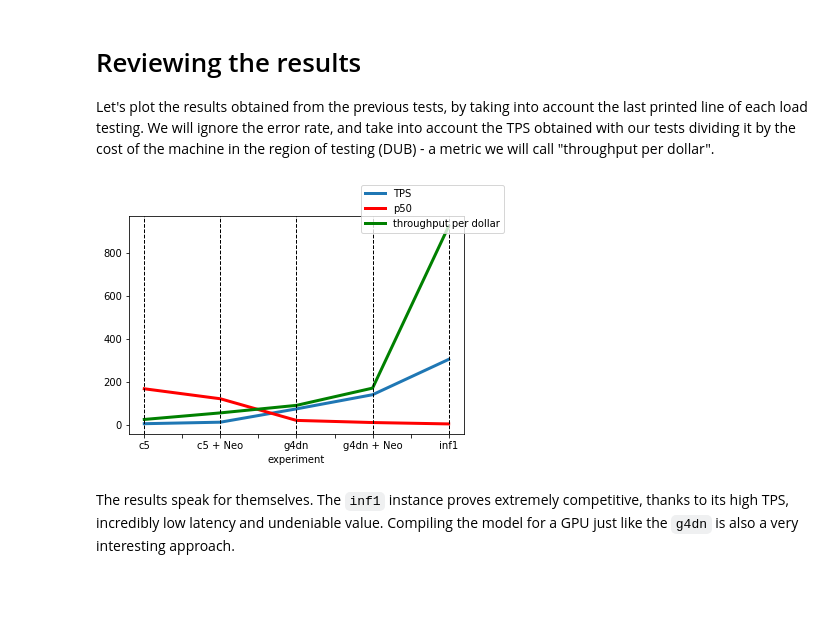
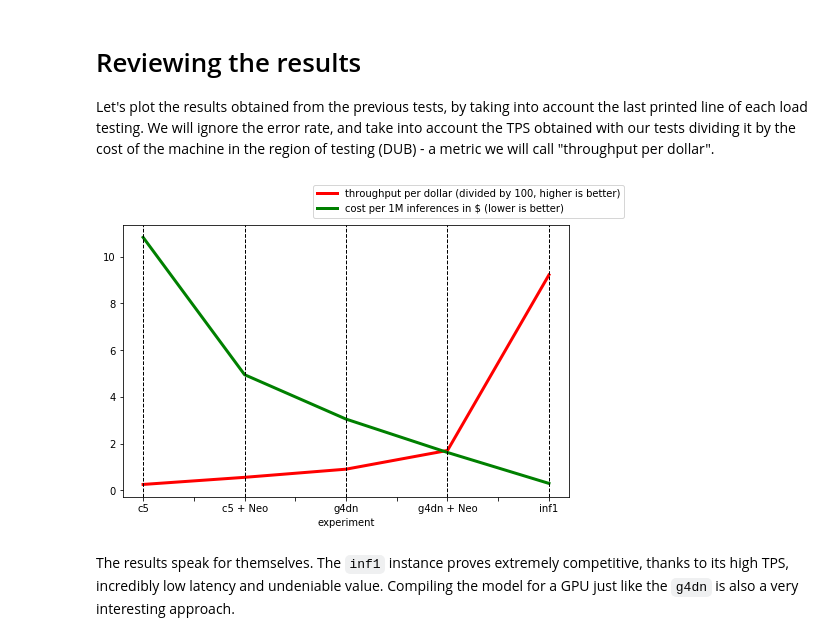
Before and after one commit to aws-samples/sagemaker-benchmarking-accelerators-pretrained-pytorch-resnet50, a Jupyter notebook: resnet50.ipynb, the cells around one changed output. Saved outputs shown, nothing was run; the diff lists cells and outputs as text; code cells hidden in the pictures; blank space fills up the shorter version.

Commit message:
Updated final plot

```diff
--- a/resnet50.ipynb
+++ b/resnet50.ipynb
@@ -383,7 +381,7 @@ import pandas as pd
 
 data = StringIO('''
 experiment|TPS|p50|cost/hour
-c5|5.900|167.96876|0.23
+c5|5.900|215.23876|0.23
 c5 + Neo|12.900|121.60897|0.23
 g4dn|74.700|21.19393|0.821
 g4dn + Neo|140.400|11.28725|0.821
@@ -391,18 +389,19 @@ inf1|304.300|4.90315|0.33
 ''')
 
 df = pd.read_csv(data, sep='|')
-df['throughput per dollar'] = df['TPS']/df['cost/hour']
-
-ax = df.plot(x="experiment", y="TPS", legend=False, linewidth=3)
-df.plot(x="experiment", y="p50", ax=ax, legend=False, color="r", linewidth=3)
-df.plot(x="experiment", y="throughput per dollar", ax=ax, legend=False, color="g", linewidth=3)
-for x in df.experiment:
-    plt.axvline(x=x, ls='--', color='black', linewidth=1)
-ax.figure.legend()
-plt.rcParams["figure.figsize"] = (8,5)
-plt.show()
+df['throughput per dollar (divided by 100, higher is better)'] = df['TPS']/df['cost/hour']/100 # Divide by 100 to normalize
+df['cost per 1M inferences in $ (lower is better)'] = (1000000/df['TPS'])/3600*df['cost/hour']
-# %% [output]
-[figure, removed]
+# %%
+ax = df.plot(x="experiment", y="throughput per dollar (divided by 100, higher is better)", legend=False, linewidth=3, color="red")
+df.plot(x="experiment", y="cost per 1M inferences in $ (lower is better)", ax=ax, legend=False, color="green", linewidth=3)
+for x in df.experiment:
+    plt.axvline(x=x, ls='--', color='black', linewidth=1)
+ax.figure.legend()
+plt.rcParams["figure.figsize"] = (8,5)
+plt.savefig('cost-effective-inference.png', dpi=300, format='png')
+plt.show()
+# %% [output]
+[figure, added]
 # %% [markdown]
 The results speak for themselves. The `inf1` instance proves extremely competitive, thanks to its high TPS, incredibly low latency and undeniable value. Compiling the model for a GPU just like the `g4dn` is also a very interesting approach.
 # %% [markdown]
```
Also changed, not shown: parts of 1 cell of this notebook.
